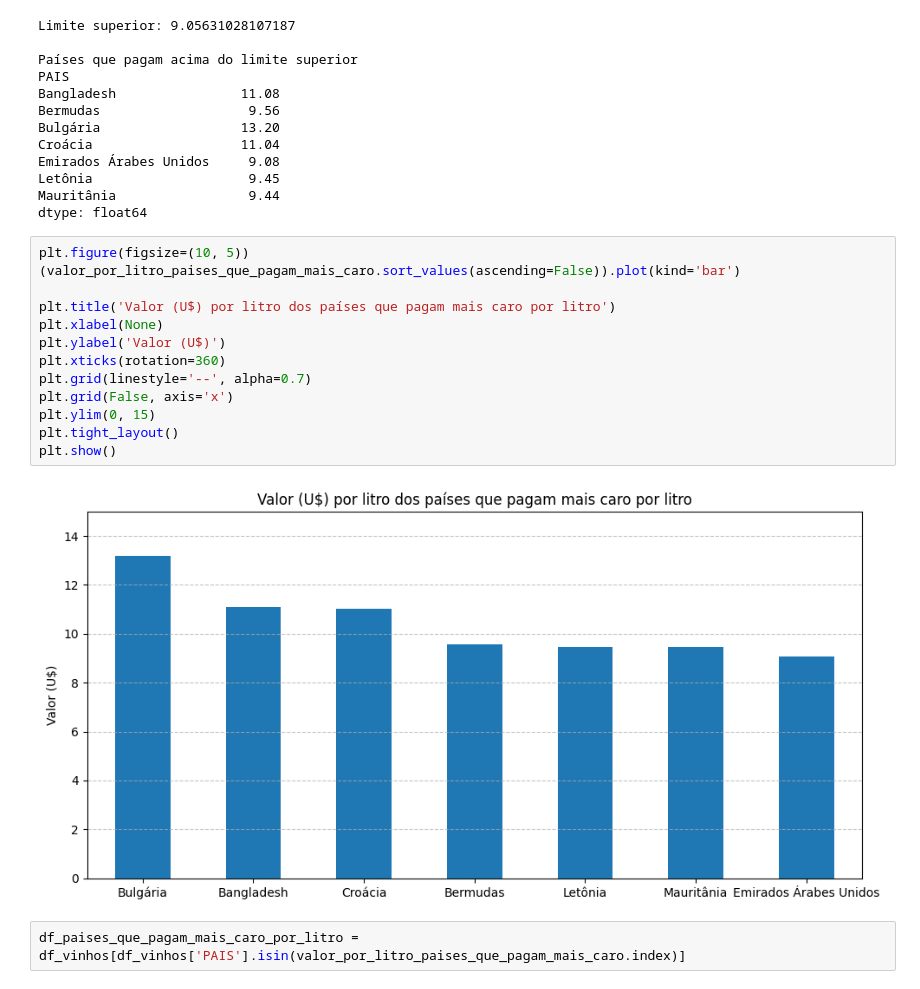
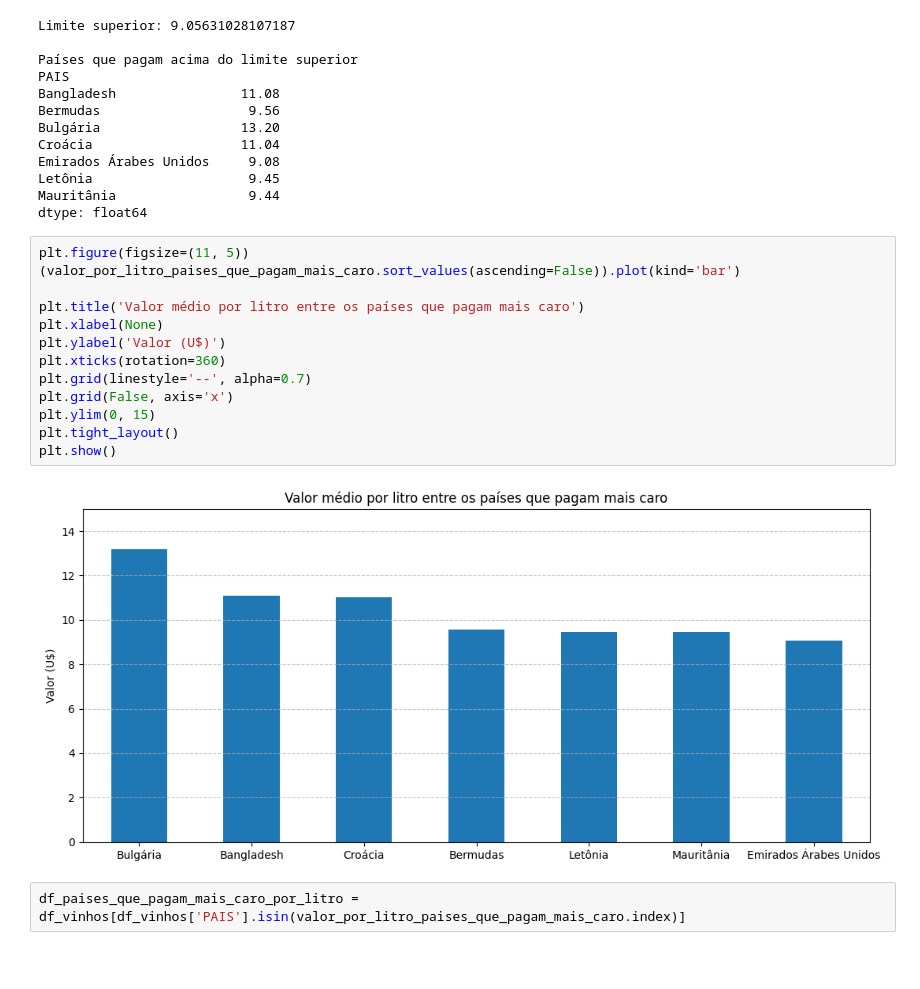
Before and after one commit to Guilhermecst/Tech-Challenge-Fase1, a Jupyter notebook: tech-challenge.ipynb, the cells around one changed output. Saved outputs shown, nothing was run; the diff lists cells and outputs as text; blank space fills up the shorter version.

```diff
--- a/tech-challenge.ipynb
+++ b/tech-challenge.ipynb
@@ -406,20 +420,20 @@ Letônia                    9.45
 Mauritânia                 9.44
 dtype: float64
 # %%
-plt.figure(figsize=(10, 5))
+plt.figure(figsize=(11, 5))
 (valor_por_litro_paises_que_pagam_mais_caro.sort_values(ascending=False)).plot(kind='bar')
 
-plt.title('Valor (U$) por litro dos países que pagam mais caro por litro')
+plt.title('Valor médio por litro entre os países que pagam mais caro')
 plt.xlabel(None)
 plt.ylabel('Valor (U$)')
 plt.xticks(rotation=360)
 plt.grid(linestyle='--', alpha=0.7)
 plt.grid(False, axis='x')
 plt.ylim(0, 15)
 plt.tight_layout()
 plt.show()
 # %% [output]
-[figure, old version]
+[figure, new version]
 # %%
 df_paises_que_pagam_mais_caro_por_litro = df_vinhos[df_vinhos['PAIS'].isin(valor_por_litro_paises_que_pagam_mais_caro.index)]
 # %%
```
Also changed, not shown: parts of 136 cells of this notebook, 1 other file.
